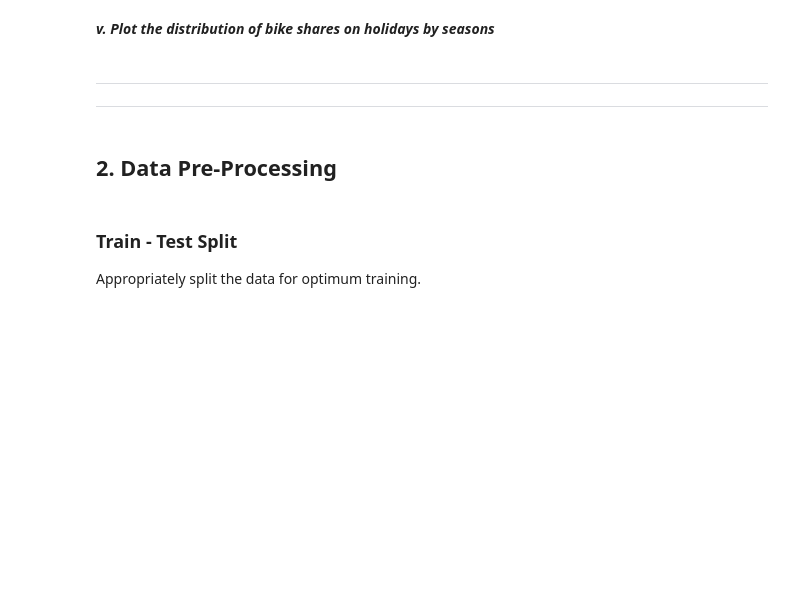
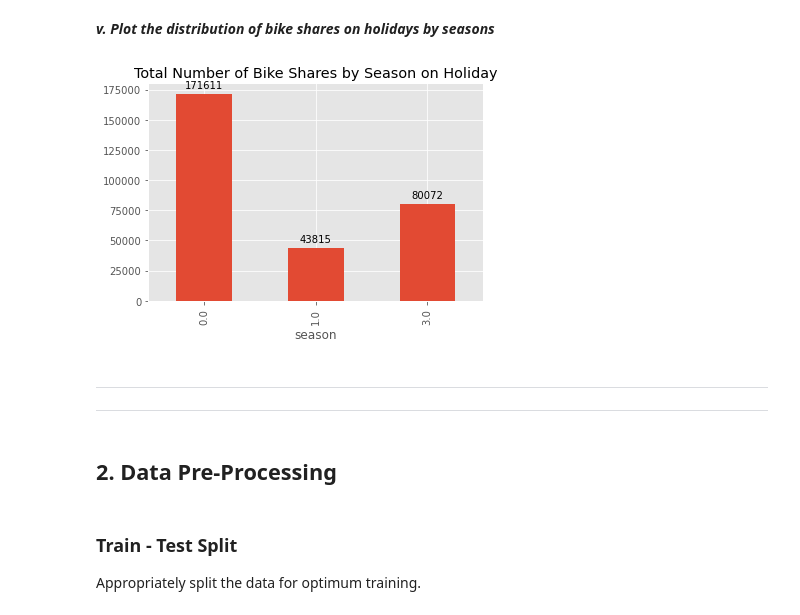
Before and after one commit to smeteo/Data_Science_and_Machine_Learning, a Jupyter notebook: 8._Capstone_Projects/Project_3_Demand_Prediction/Demand_Prediction_Capstone_3.ipynb, the cells around one changed output. Drawn from its saved outputs; the diff is of its cells as text; code cells hidden in the pictures; blank space fills up the shorter version.

```diff
--- a/8._Capstone_Projects/Project_3_Demand_Prediction/Demand_Prediction_Capstone_3.ipynb
+++ b/8._Capstone_Projects/Project_3_Demand_Prediction/Demand_Prediction_Capstone_3.ipynb
@@ -285,5 +304,16 @@ plt.title('Bike Shares by Weekdays, Seasonal Differences');
 # %% [markdown]
 ***v. Plot the distribution of bike shares on holidays by seasons***
+# %%
+ax=df[df['is_holiday']==1].groupby('season')['cnt'].sum().plot.bar()
+plt.title('Total Number of Bike Shares by Season on Holiday')
+for p in ax.patches:
+    ax.annotate(format(p.get_height(), '.0f'),
+                   (p.get_x() + p.get_width() / 2., p.get_height()),
+                   ha = 'center', va = 'center',
+                   xytext = (0, 9),
+                   textcoords = 'offset points');
+# %% [output]
+[figure, added]
 # %% [markdown]
 ---
 ---
```
Also changed, not shown: parts of 3 cells of this notebook.
